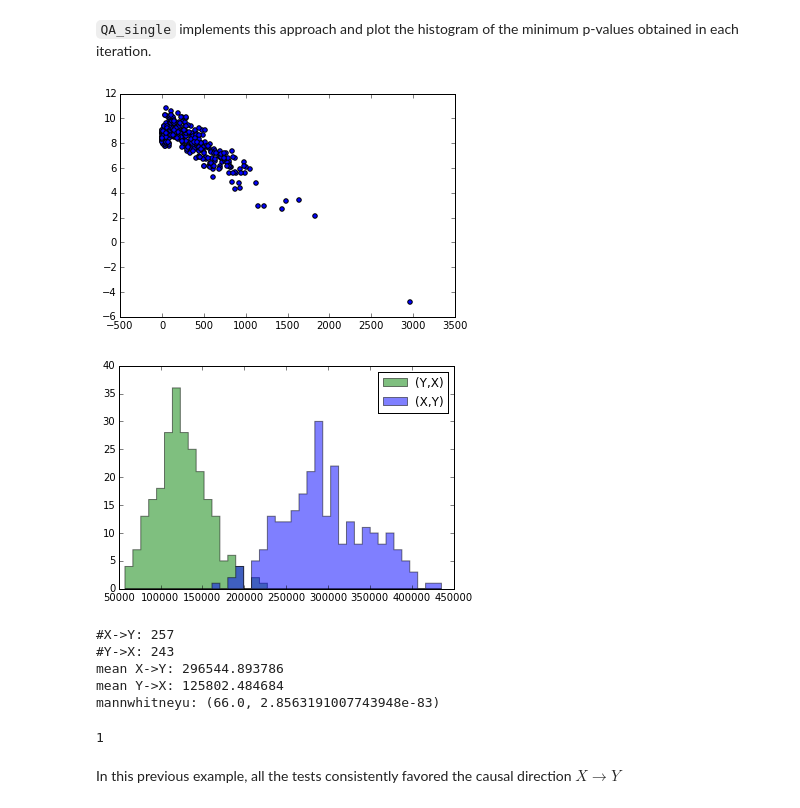
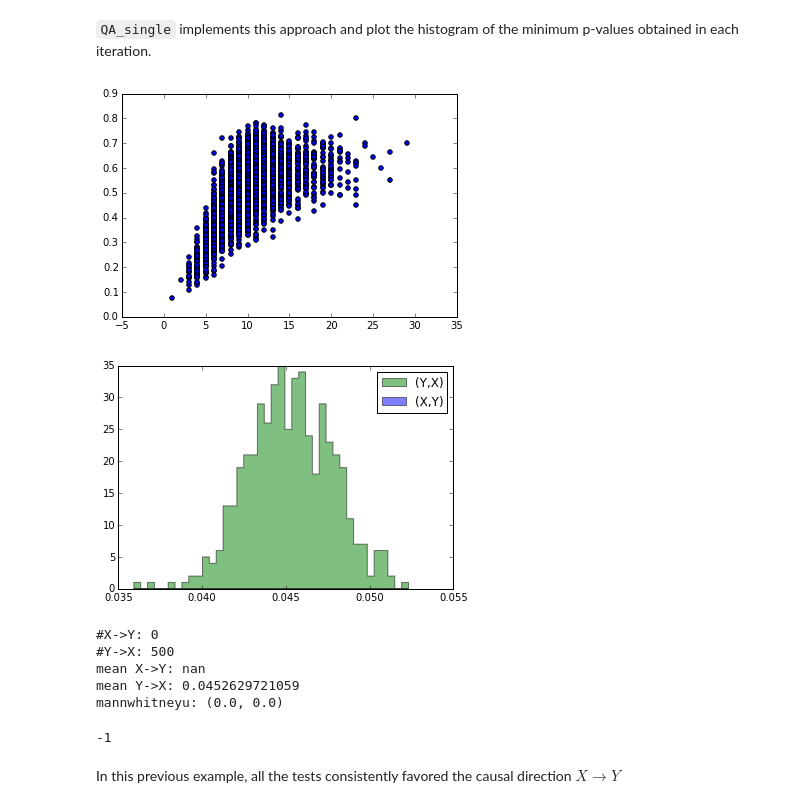
Before and after one commit to Suggestic/causation_engine, a Jupyter notebook: causationnb.ipynb, the cells around one changed output. Saved outputs shown, nothing was run; the diff lists cells and outputs as text; code cells hidden in the pictures.

```diff
--- a/causationnb.ipynb
+++ b/causationnb.ipynb
@@ -69,16 +72,16 @@ AMM_bagging_causality_prediction(X,Y,steps=100)
 # %% [markdown]
 `QA_single` implements this approach and plot the histogram of the minimum p-values obtained in each iteration.
 # %%
-QA_single(steps=500,dataset_fn='pair0001.txt')
+QA_single(steps=500,dataset_fn='pairs_dataset/pair0005.txt')
 # %% [output]
-[figure, old version]
+[figure, new version]
-[figure, old version]
+[figure, new version]
-#X->Y: 257
-#Y->X: 243
-mean X->Y: 296544.893786
-mean Y->X: 125802.484684
-mannwhitneyu: (66.0, 2.8563191007743948e-83)
+#X->Y: 0
+#Y->X: 500
+mean X->Y: nan
+mean Y->X: 0.0452629721059
+mannwhitneyu: (0.0, 0.0)
-1
+-1
 # %% [markdown]
 In this previous example, all the tests consistently favored the causal direction $X \rightarrow Y$
 # %% [markdown]
```
Also changed, not shown: parts of 4 cells of this notebook, 2 other files.
